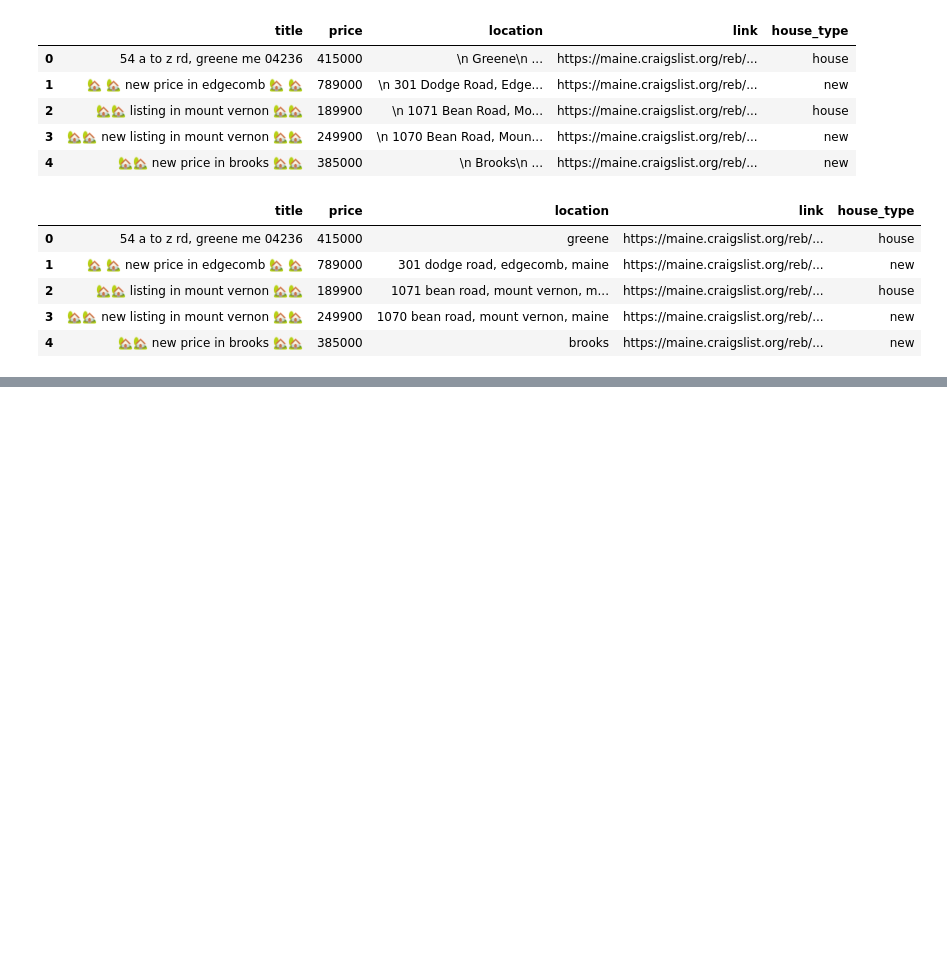
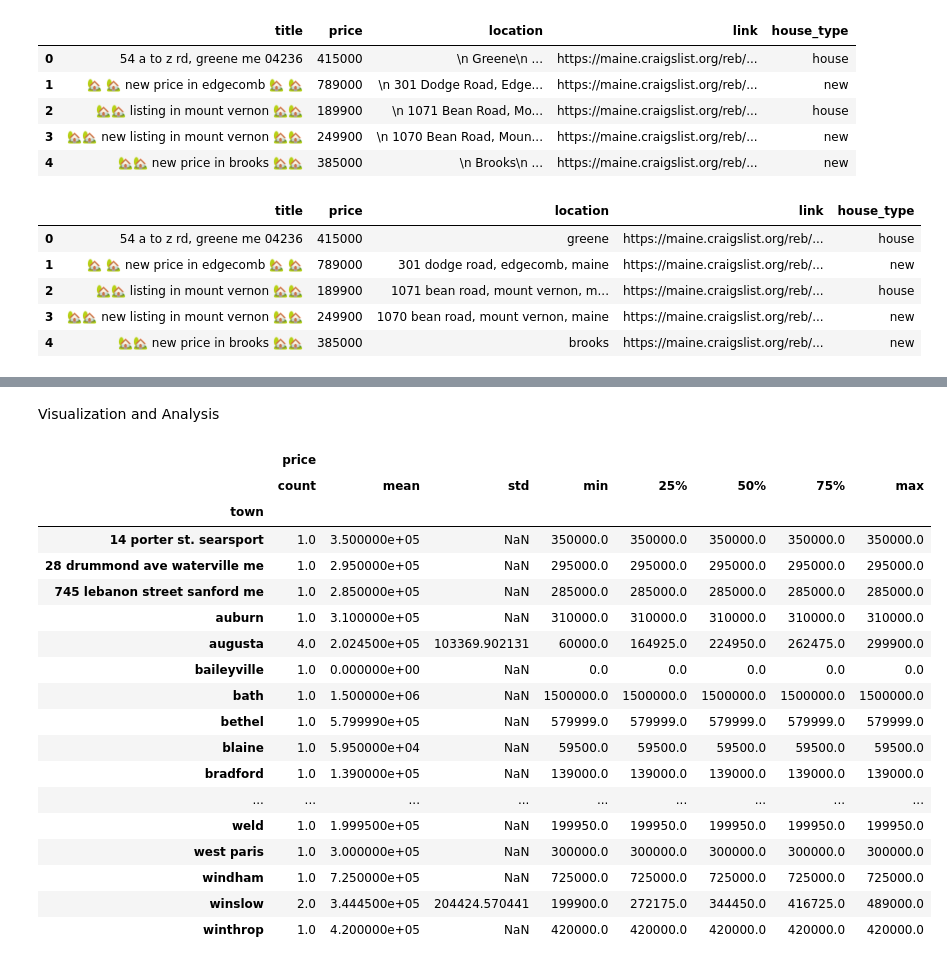
Before and after one commit to fwx5ax/wrangling, a Jupyter notebook: lab/lab_notebook.ipynb, the cells around one changed output, grey strips where cells are left out. Drawn from its saved outputs; the diff is of its cells as text; code cells hidden in the pictures; blank space fills up the shorter version.

Commit message:
tweaking and visualization

```diff
--- a/lab/lab_notebook.ipynb
+++ b/lab/lab_notebook.ipynb
@@ -340,3 +362,30 @@ df.tail(30)
 | 79 | farm home for sale | 489000 | harmony | https://maine.craigslist.org/reo/... | farm | harmony |
 | 80 | kittery home for sale, completely... | 574900 | kittery | https://maine.craigslist.org/reo/... | house | kittery |
 | 81 | 🏡🏡 new listing in augusta 🏡🏡 | 199900 | 7 washington street, augusta, maine | https://maine.craigslist.org/reb/... | new | augusta |
+# %% [markdown]
+Visualization and Analysis
+# %%
+median_price_per_town = df.groupby('town')['price'].median()
+#print(median_price_per_town)
+
+df.loc[:,['price','town']].groupby('town').describe()
+# %% [output]
+|  | price |  |  |  |  |  |  |  |
+|  | count | mean | std | min | 25% | 50% | 75% | max |
+| town |  |  |  |  |  |  |  |  |
+| 14 porter st. searsport | 1.0 | 3.500000e+05 | NaN | 350000.0 | 350000.0 | 350000.0 | 350000.0 | 350000.0 |
+| 28 drummond ave waterville me | 1.0 | 2.950000e+05 | NaN | 295000.0 | 295000.0 | 295000.0 | 295000.0 | 295000.0 |
+| 745 lebanon street sanford me | 1.0 | 2.850000e+05 | NaN | 285000.0 | 285000.0 | 285000.0 | 285000.0 | 285000.0 |
+| auburn | 1.0 | 3.100000e+05 | NaN | 310000.0 | 310000.0 | 310000.0 | 310000.0 | 310000.0 |
+| augusta | 4.0 | 2.024500e+05 | 103369.902131 | 60000.0 | 164925.0 | 224950.0 | 262475.0 | 299900.0 |
+| baileyville | 1.0 | 0.000000e+00 | NaN | 0.0 | 0.0 | 0.0 | 0.0 | 0.0 |
+| bath | 1.0 | 1.500000e+06 | NaN | 1500000.0 | 1500000.0 | 1500000.0 | 1500000.0 | 1500000.0 |
+| bethel | 1.0 | 5.799990e+05 | NaN | 579999.0 | 579999.0 | 579999.0 | 579999.0 | 579999.0 |
+| blaine | 1.0 | 5.950000e+04 | NaN | 59500.0 | 59500.0 | 59500.0 | 59500.0 | 59500.0 |
+| bradford | 1.0 | 1.390000e+05 | NaN | 139000.0 | 139000.0 | 139000.0 | 139000.0 | 139000.0 |
+| ... | ... | ... | ... | ... | ... | ... | ... | ... |
+| weld | 1.0 | 1.999500e+05 | NaN | 199950.0 | 199950.0 | 199950.0 | 199950.0 | 199950.0 |
+| west paris | 1.0 | 3.000000e+05 | NaN | 300000.0 | 300000.0 | 300000.0 | 300000.0 | 300000.0 |
+| windham | 1.0 | 7.250000e+05 | NaN | 725000.0 | 725000.0 | 725000.0 | 725000.0 | 725000.0 |
+| winslow | 2.0 | 3.444500e+05 | 204424.570441 | 199900.0 | 272175.0 | 344450.0 | 416725.0 | 489000.0 |
+| winthrop | 1.0 | 4.200000e+05 | NaN | 420000.0 | 420000.0 | 420000.0 | 420000.0 | 420000.0 |
```
Also changed, not shown: parts of 6 cells of this notebook.
